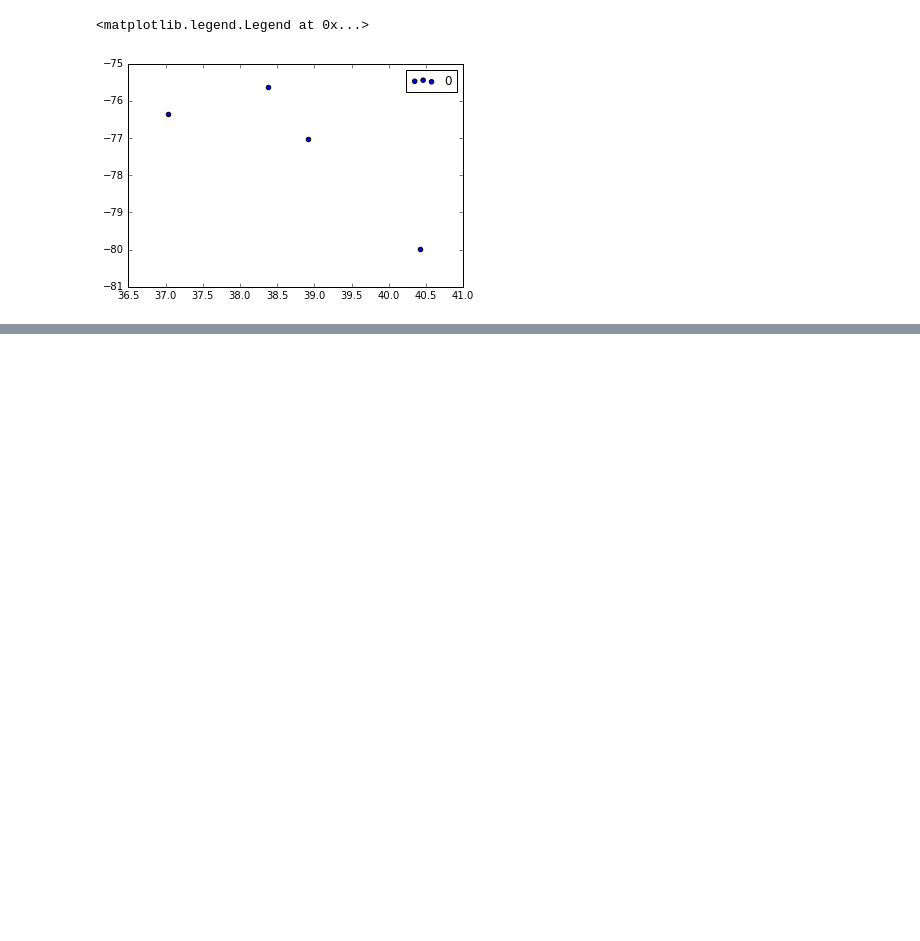
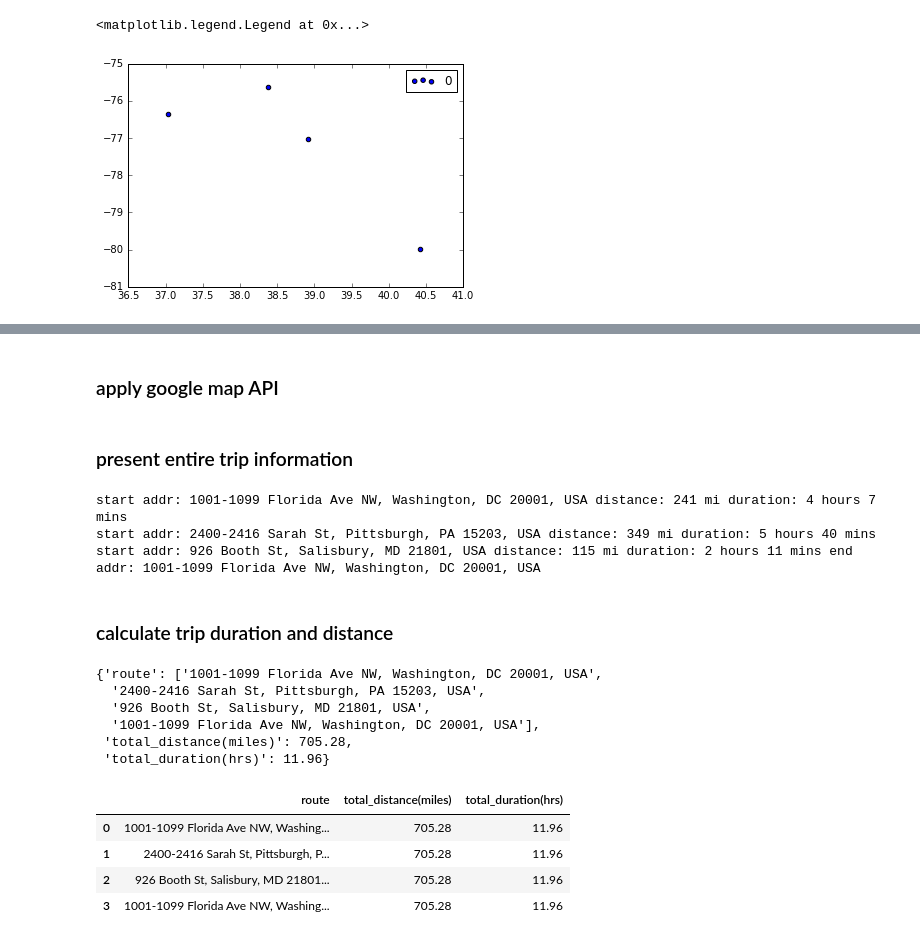
Before and after one commit to jianglong608/portfolio, a Jupyter notebook: Hud_project.ipynb, the cells around one changed output, grey strips where cells are left out. Cells and saved outputs as stored; diff of their text form; code cells hidden in the pictures; blank space fills up the shorter version.

```diff
--- a/Hud_project.ipynb
+++ b/Hud_project.ipynb
@@ -322,0 +241,55 @@ display(result['duration'])
+# %% [markdown]
+### apply google map API
+# %%
+# apply googlemap API
+direction2 = gmaps.directions(locdc, locdc, mode="driving",
+                             waypoints=[locmd, locpa], optimize_waypoints=True)
+# %% [markdown]
+### present entire trip information
+# %%
+# print out entire trip information
+
+leg = direction2[0]['legs']
+for i in leg:
+    if leg.index(i) == len(leg)-1:
+        print('start addr:', i['start_address'], 'distance:', i['distance']['text'] ,
+              'duration:', i['duration']['text'], 'end addr:', i['end_address'])
+    else:
+        print('start addr:', i['start_address'], 'distance:', i['distance']['text'] ,
+              'duration:', i['duration']['text'])
+# %% [output]
+start addr: 1001-1099 Florida Ave NW, Washington, DC 20001, USA distance: 241 mi duration: 4 hours 7 mins
+start addr: 2400-2416 Sarah St, Pittsburgh, PA 15203, USA distance: 349 mi duration: 5 hours 40 mins
+start addr: 926 Booth St, Salisbury, MD 21801, USA distance: 115 mi duration: 2 hours 11 mins end addr: 1001-1099 Florida Ave NW, Washington, DC 20001, USA
+# %% [markdown]
+### calculate trip duration and distance
+# %%
+# calculate trip total duration and distance
+dur_trips = [leg[i]['duration']['value'] for i in range(len(leg))]
+mil_trips = [leg[i]['distance']['value'] for i in range(len(leg))]
+duration = round(sum(dur_trips)/(60*60), 2)
+miles = round(sum(mil_trips)/1609.34, 2)
+
+# calculate the route, optimized by googlemap
+route = [leg[i]['start_address'] for i in range(len(leg))]
+route.append(leg[-1]['end_address'])
+route
+
+#print out the trip summary
+summary = {'total_distance(miles)': miles, 'total_duration(hrs)': duration, 'route': route}
+summary
+# %% [output]
+{'route': ['1001-1099 Florida Ave NW, Washington, DC 20001, USA',
+  '2400-2416 Sarah St, Pittsburgh, PA 15203, USA',
+  '926 Booth St, Salisbury, MD 21801, USA',
+  '1001-1099 Florida Ave NW, Washington, DC 20001, USA'],
+ 'total_distance(miles)': 705.28,
+ 'total_duration(hrs)': 11.96}
+# %%
+pd.DataFrame(summary)
+# %% [output]
+|  | route | total_distance(miles) | total_duration(hrs) |
+| 0 | 1001-1099 Florida Ave NW, Washing... | 705.28 | 11.96 |
+| 1 | 2400-2416 Sarah St, Pittsburgh, P... | 705.28 | 11.96 |
+| 2 | 926 Booth St, Salisbury, MD 21801... | 705.28 | 11.96 |
+| 3 | 1001-1099 Florida Ave NW, Washing... | 705.28 | 11.96 |
```
Also changed, not shown: parts of 31 cells of this notebook.
